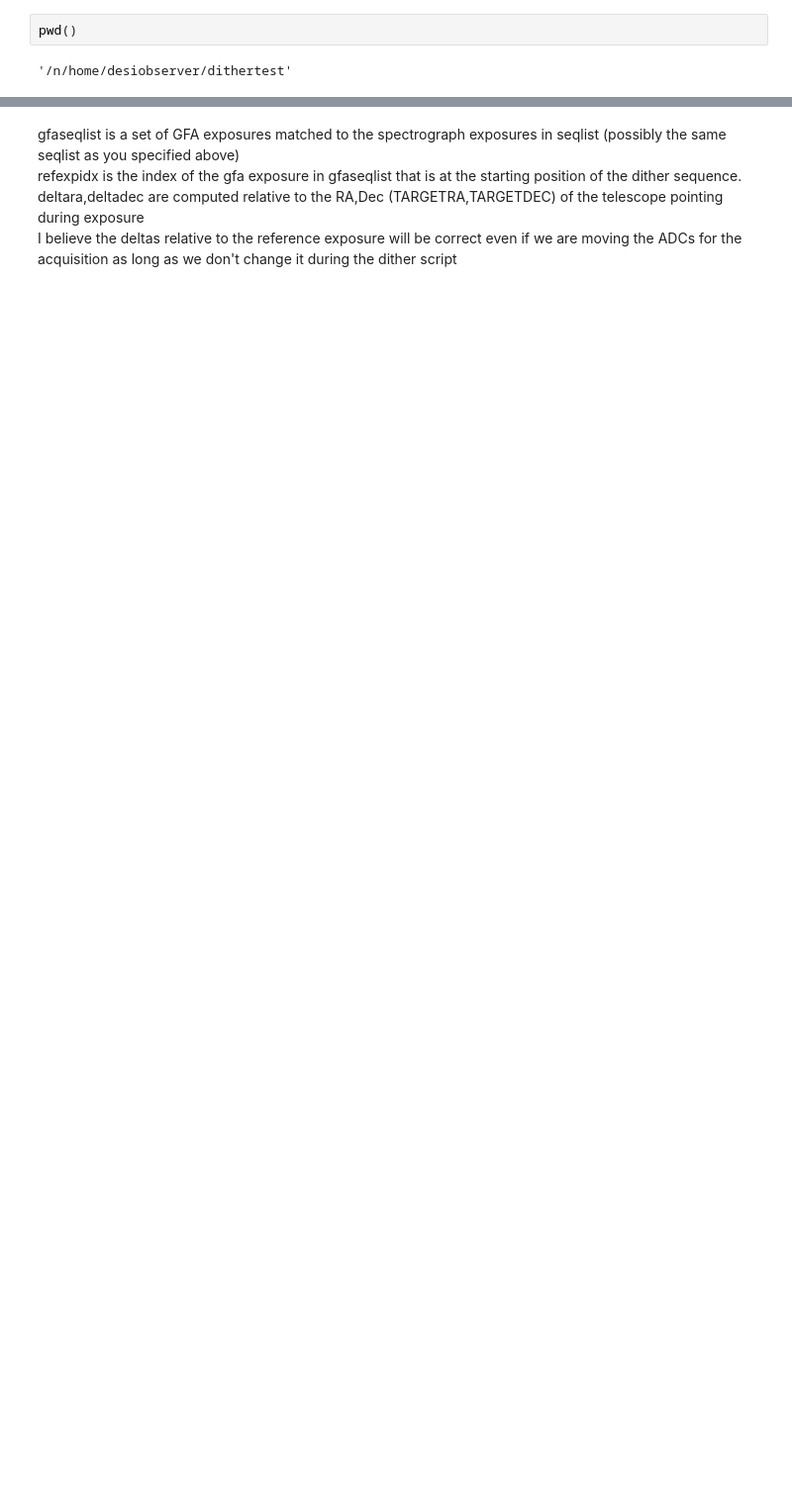
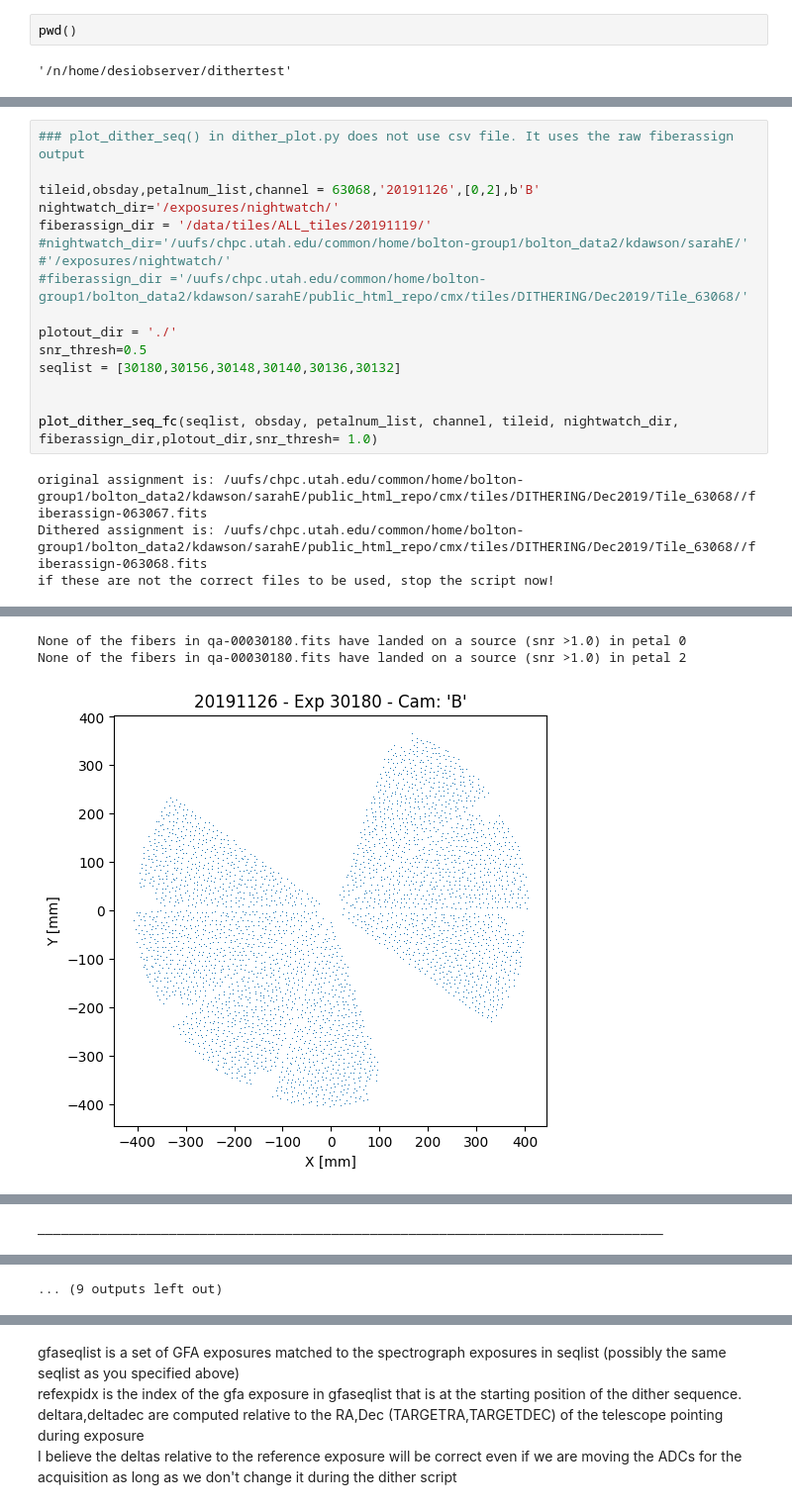
Before and after one commit to desihub/desicmx, a Jupyter notebook: analysis/dither/dither_analysis.ipynb, the cells around one changed output, grey strips where cells are left out. Shown: that part at 99% size. Cells and saved outputs as stored; diff of their text form; blank space fills up the shorter version.

Commit message:
updates from Tanveer Karim and SarahE

```diff
--- a/analysis/dither/dither_analysis.ipynb
+++ b/analysis/dither/dither_analysis.ipynb
@@ -32,0 +51,19 @@ grokdither(seqlist,obsday,petalnum,channel,facsvfile)
+# %%
+### plot_dither_seq() in dither_plot.py does not use csv file. It uses the raw fiberassign output
+
+tileid,obsday,petalnum_list,channel = 63068,'20191126',[0,2],b'B'
+nightwatch_dir='/exposures/nightwatch/'
+fiberassign_dir = '/data/tiles/ALL_tiles/20191119/'
+#nightwatch_dir='/uufs/chpc.utah.edu/common/home/bolton-group1/bolton_data2/kdawson/sarahE/' #'/exposures/nightwatch/'
+#fiberassign_dir ='/uufs/chpc.utah.edu/common/home/bolton-group1/bolton_data2/kdawson/sarahE/public_html_repo/cmx/tiles/DITHERING/Dec2019/Tile_63068/'
+
+plotout_dir = './'
+snr_thresh=0.5
+seqlist = [30180,30156,30148,30140,30136,30132]
+
+
+plot_dither_seq_fc(seqlist, obsday, petalnum_list, channel, tileid, nightwatch_dir, fiberassign_dir,plotout_dir,snr_thresh= 1.0)
+# %% [output]
+original assignment is: /uufs/chpc.utah.edu/common/home/bolton-group1/bolton_data2/kdawson/sarahE/public_html_repo/cmx/tiles/DITHERING/Dec2019/Tile_63068//fiberassign-063067.fits
+Dithered assignment is: /uufs/chpc.utah.edu/common/home/bolton-group1/bolton_data2/kdawson/sarahE/public_html_repo/cmx/tiles/DITHERING/Dec2019/Tile_63068//fiberassign-063068.fits
+if these are not the correct files to be used, stop the script now!
@@ -32,0 +81,3 @@ grokdither(seqlist,obsday,petalnum,channel,facsvfile)
+None of the fibers in qa-00030180.fits have landed on a source (snr >1.0) in petal 0
+None of the fibers in qa-00030180.fits have landed on a source (snr >1.0) in petal 2
+[figure, added]
@@ -32,0 +85 @@ grokdither(seqlist,obsday,petalnum,channel,facsvfile)
+_________________________________________________________________________________
@@ -32,0 +97 @@ grokdither(seqlist,obsday,petalnum,channel,facsvfile)
+... (9 outputs left out)
```
Also changed, not shown: parts of 11 cells of this notebook, 2 other files.
